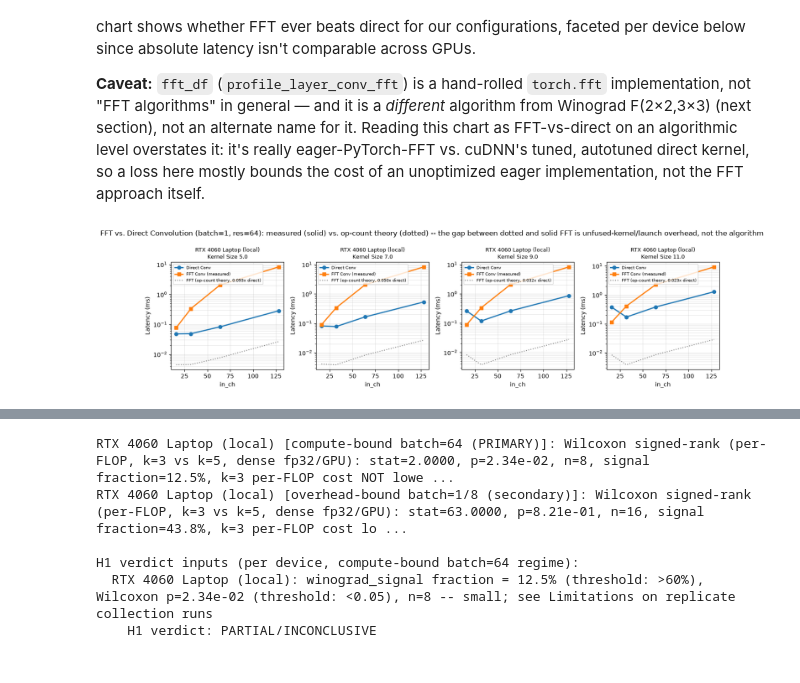
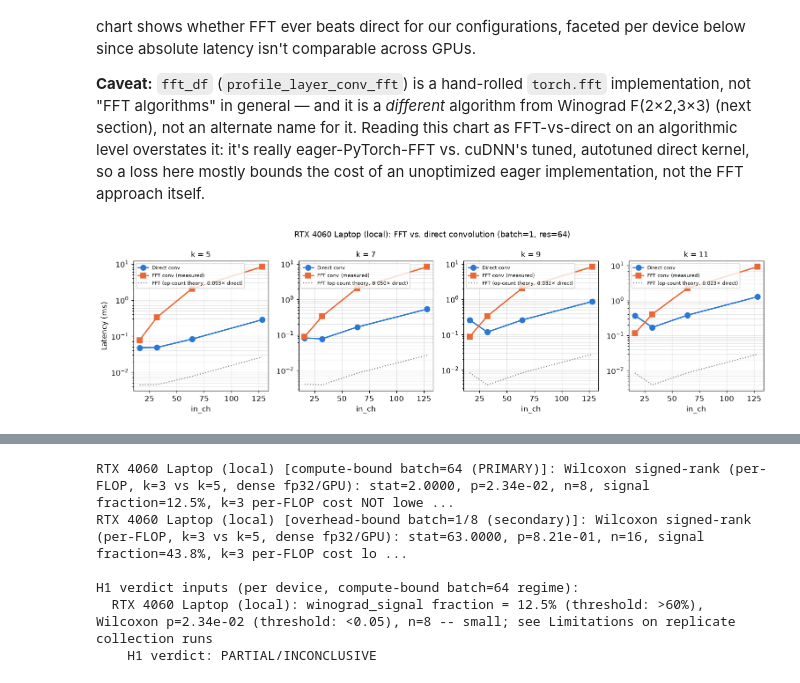
Before and after one commit to RafaelSdeS/dnn_study, a Jupyter notebook: notebooks/phase_6_hardware_profiling_analysis/hardware_profiling_phase6.ipynb, the cells around one changed output, grey strips where cells are left out. Saved outputs shown, nothing was run; the diff lists cells and outputs as text; code cells hidden in the pictures.

```diff
--- a/notebooks/phase_6_hardware_profiling_analysis/hardware_profiling_phase6.ipynb
+++ b/notebooks/phase_6_hardware_profiling_analysis/hardware_profiling_phase6.ipynb
@@ -523,44 +560,44 @@ layer_direct = layer_df_dense[
 fft_k = sorted(fft_df["kernel_size"].unique())
 fig, axes = plt.subplots(len(DEVICES), len(fft_k), figsize=(14, 4 * len(DEVICES)), squeeze=False)
 
 for row, device in enumerate(DEVICES):
     layer_direct_d = layer_direct[layer_direct["device"] == device]
     fft_d = fft_df[fft_df["device"] == device]
     for col, k in enumerate(fft_k):
         ax = axes[row][col]
         layer_k = layer_direct_d[layer_direct_d["kernel_size"] == k]
         fft_k_row = fft_d[fft_d["kernel_size"] == k]
 
         x = sorted(layer_k["in_ch"].unique())
         layer_lats = [layer_k[layer_k["in_ch"] == ch]["latency_median_ms"].iloc[0] if (layer_k["in_ch"] == ch).any() else None for ch in x]
         fft_lats = [fft_k_row[fft_k_row["in_ch"] == ch]["latency_median_ms"].iloc[0] if (fft_k_row["in_ch"] == ch).any() else None for ch in x]
 
         # Theoretical FFT latency IF it were as efficient per-multiply as the measured direct
         # conv: direct_latency * (FFT ops / direct ops). The op-count ratio is a function of k
         # only (channel count cancels between the two algorithms' op counts), so it's a flat
         # scale of the direct curve -- the gap between this dashed line and the solid measured
         # FFT line is unfused-kernel/launch/no-TF32 overhead, not the algorithm's arithmetic.
         ops_ratio = conv_multiplies_per_flop(k, "fft") / conv_multiplies_per_flop(k, "direct")
         theory_fft_lats = [lat * ops_ratio if lat is not None else None for lat in layer_lats]
 
-        ax.plot(x, layer_lats, marker="o", label="Direct Conv", linewidth=2)
-        ax.plot(x, fft_lats, marker="s", label="FFT Conv (measured)", linewidth=2)
-        ax.plot(x, theory_fft_lats, linestyle=":", color="gray",
-                label=f"FFT (op-count theory, {ops_ratio:.3f}x direct)", linewidth=1.5)
+        ax.plot(x, layer_lats, marker=MARKERS[0], color=PALETTE[0], label="Direct conv", linewidth=2, markersize=8)
+        ax.plot(x, fft_lats, marker=MARKERS[1], color=PALETTE[1], label="FFT conv (measured)", linewidth=2, markersize=8)
+        ax.plot(x, theory_fft_lats, linestyle=":", color="0.5",
+                label=f"FFT (op-count theory, {ops_ratio:.3f}\u00d7 direct)", linewidth=1.5)
         ax.set_xlabel("in_ch")
-        ax.set_ylabel("Latency (ms)")
+        if col == 0:
+            ax.set_ylabel("Latency (ms)")
         ax.set_yscale("log")
-        ax.set_title(f"{DEVICE_LABELS.get(device, device)}\nKernel Size {k}", fontsize=9)
-        ax.legend(fontsize=7)
+        ax.set_title(f"k = {int(k)}", fontsize=11)
+        ax.legend(fontsize=7.5)
         ax.grid(alpha=0.3, which="both")
 
-fig.suptitle("FFT vs. Direct Convolution (batch=1, res=64): measured (solid) vs. op-count theory (dotted) -- "
-             "the gap between dotted and solid FFT is unfused-kernel/launch overhead, not the algorithm")
+fig.suptitle(f"{DEVICE_LABELS.get(DEVICES[0], DEVICES[0])}: FFT vs. direct convolution (batch=1, res=64)", fontsize=12)
 fig.tight_layout()
-fig.savefig(FIGURES_DIR / "phase6_fft_vs_direct.png", dpi=120)
+save_fig(fig, "phase6_fft_vs_direct")
 plt.show()
 # %% [output]
-[figure, old version]
+[figure, new version]
 # %% [markdown]
 ### Custom Winograd F(2×2,3×3) vs. cuDNN's Own Algorithm Choice
 
```
Also changed, not shown: parts of 12 cells of this notebook, 16 other files.
